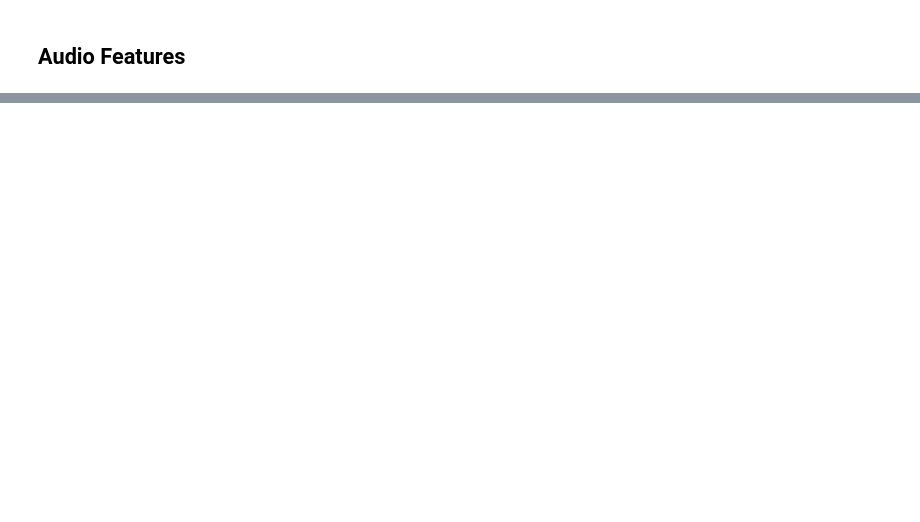
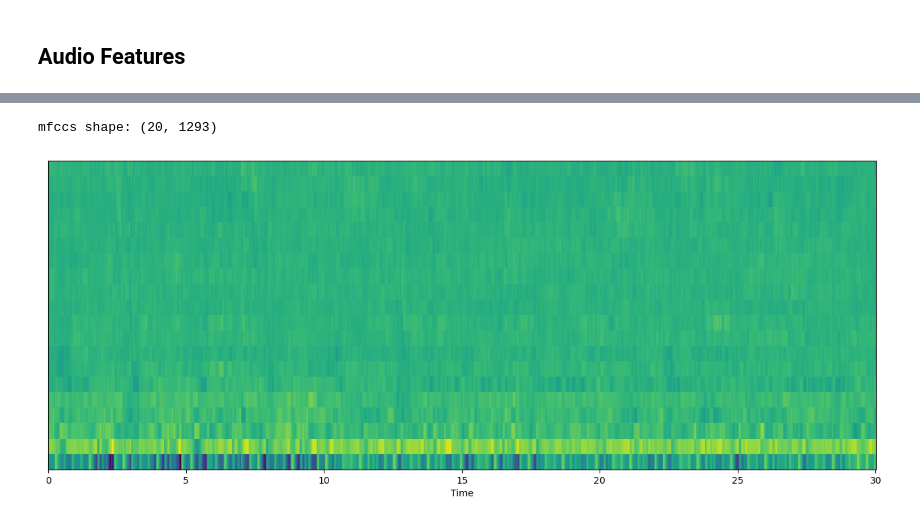
Before and after one commit to esther119/Deep-Learning-Tutorial, a Jupyter notebook: Audio-classification.ipynb, the cells around one changed output, grey strips where cells are left out. Saved outputs shown, nothing was run; the diff lists cells and outputs as text; code cells hidden in the pictures; blank space fills up the shorter version.

```diff
--- a/Audio-classification.ipynb
+++ b/Audio-classification.ipynb
@@ -189,0 +243,10 @@ plt.title("Metal Mel Spectrogram for classical", fontsize = 23);
+# %%
+mfccs = librosa.feature.mfcc(y = y_pop, sr=sr_pop)
+print('mfccs shape:', mfccs.shape)
+
+#Displaying  the MFCCs:
+plt.figure(figsize = (16, 6))
+librosa.display.specshow(mfccs, sr=sr_pop, x_axis='time', cmap = 'viridis');
+# %% [output]
+mfccs shape: (20, 1293)
+[figure, added]
```
Also changed, not shown: parts of 17 cells of this notebook.
